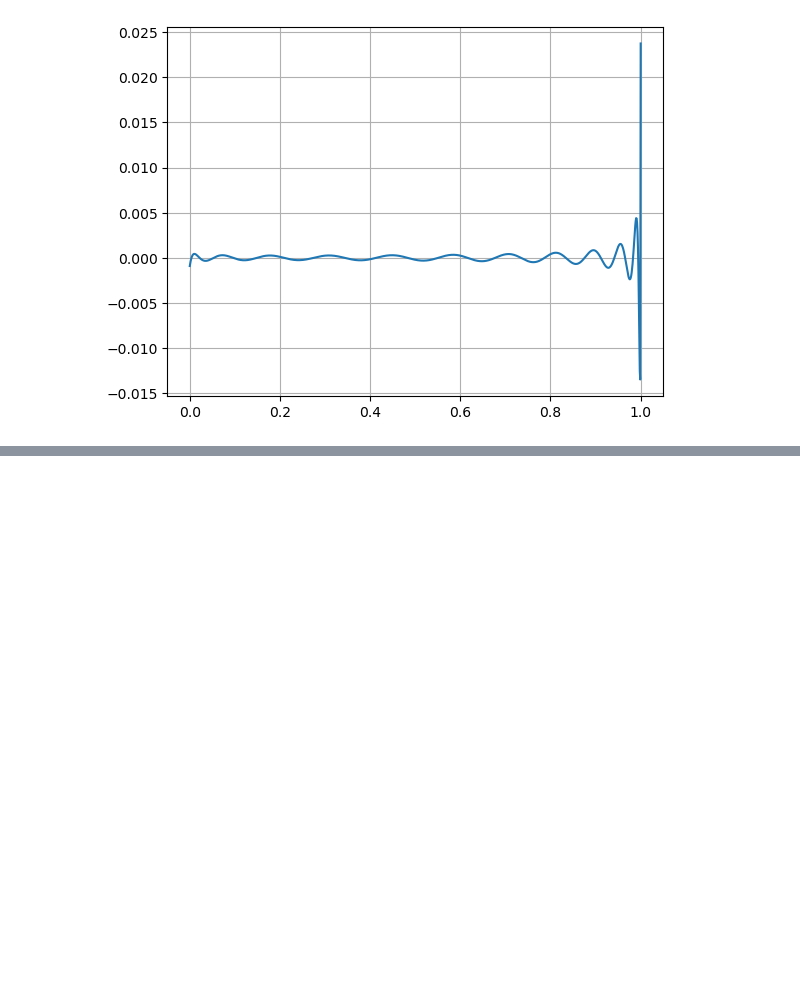
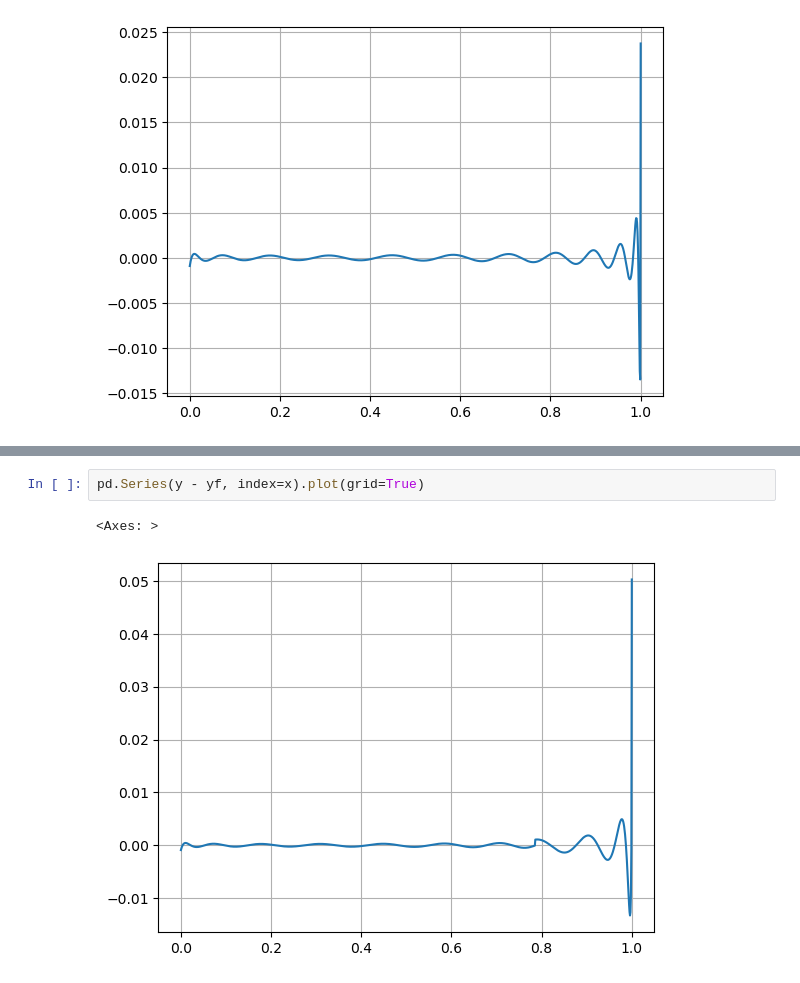
Before and after one commit to crusaderky/pyscenarios, a Jupyter notebook: polyfit.ipynb, the cells around one changed output, grey strips where cells are left out. Cells and saved outputs as stored; diff of their text form; blank space fills up the shorter version.

```diff
--- a/polyfit.ipynb
+++ b/polyfit.ipynb
@@ -30,0 +53,5 @@ pd.Series(y - yf, index=x).plot(grid=True)
+# %%
+pd.Series(y - yf, index=x).plot(grid=True)
+# %% [output]
+<Axes: >
+[figure, added]
```
Also changed, not shown: parts of 3 cells of this notebook, 1 other file.
